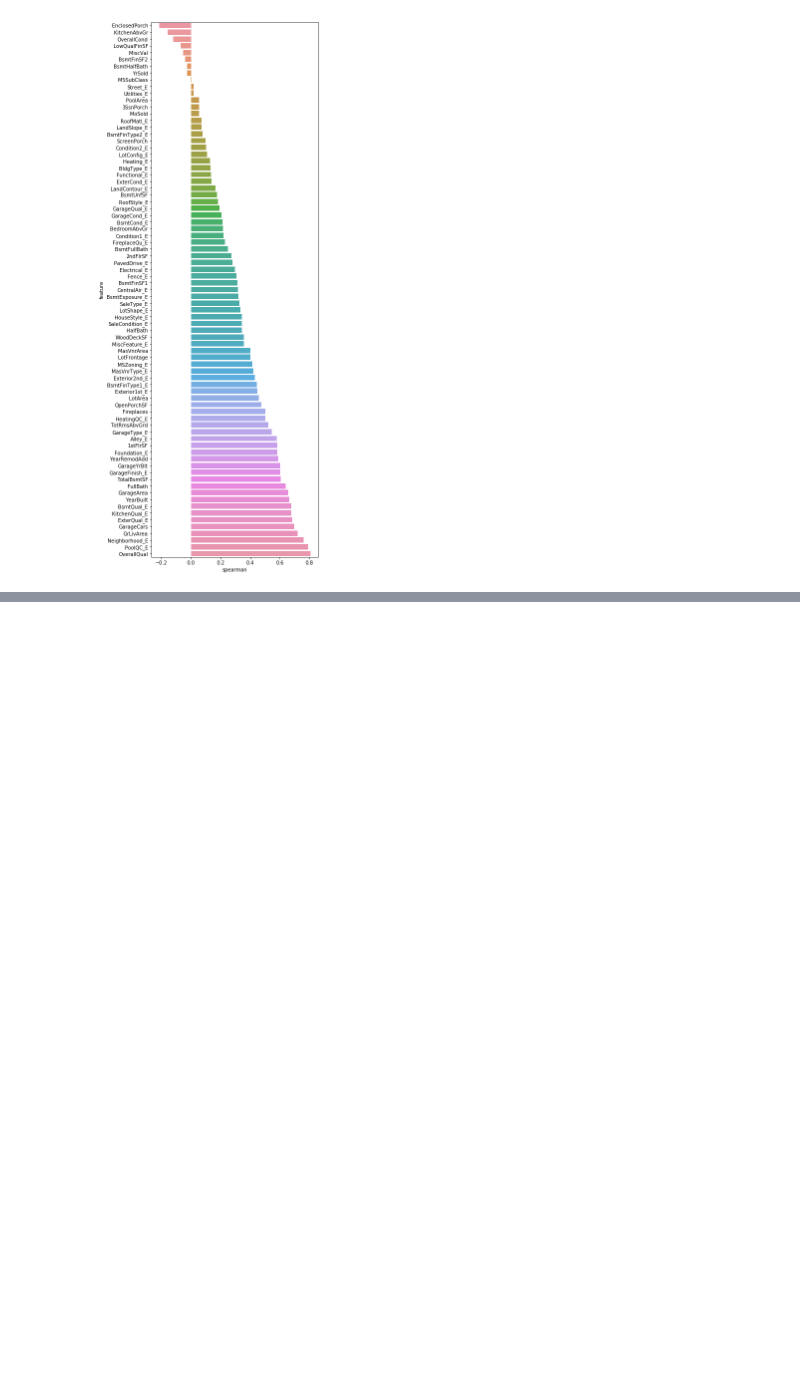
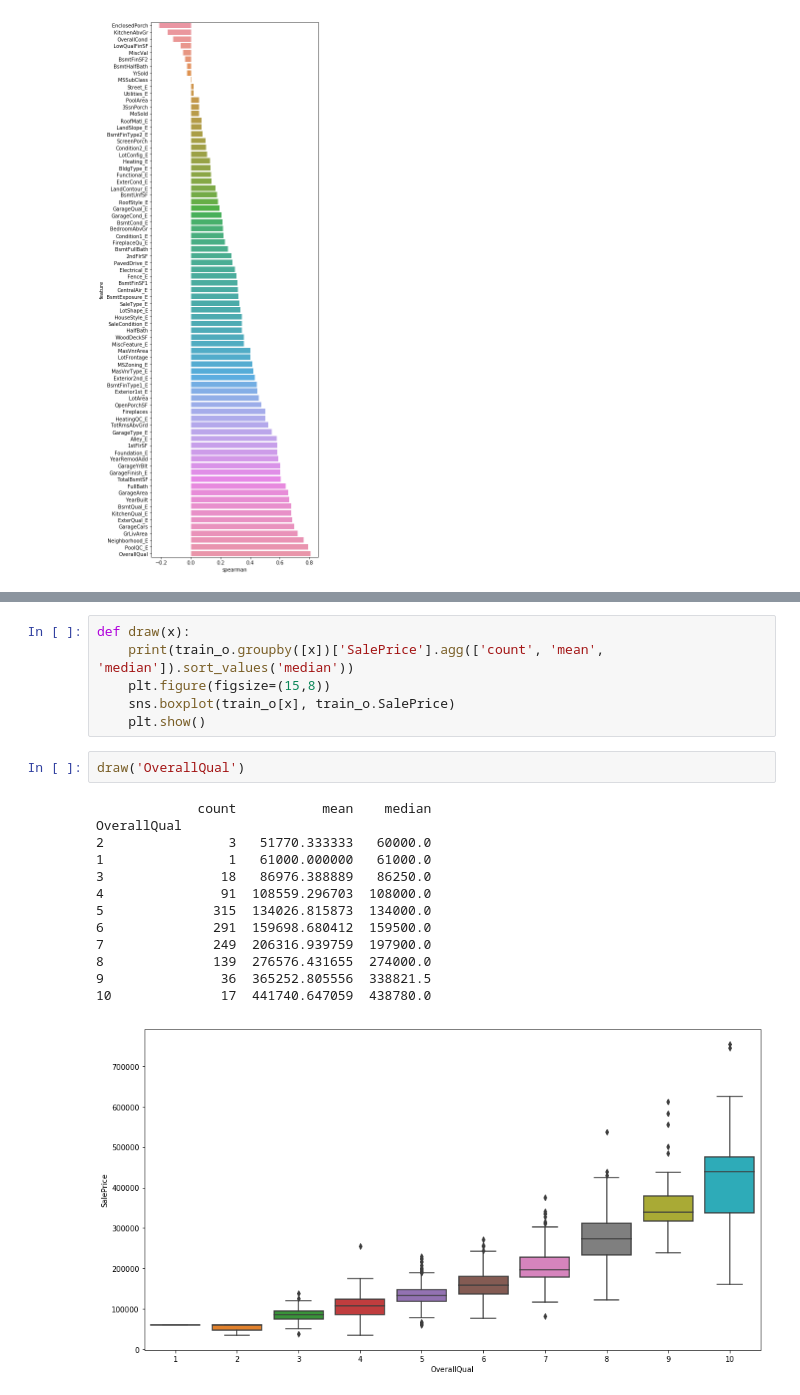
Before and after one commit to whm2015/machineLearning_houseprice, a Jupyter notebook: data_analyse1.ipynb, the cells around one changed output, grey strips where cells are left out. Drawn from its saved outputs; the diff is of its cells as text; blank space fills up the shorter version.

```diff
--- a/data_analyse1.ipynb
+++ b/data_analyse1.ipynb
@@ -68,0 +65,22 @@ NameError: name 'Lasso' is not defined
+# %%
+def draw(x):
+    print(train_o.groupby([x])['SalePrice'].agg(['count', 'mean', 'median']).sort_values('median'))
+    plt.figure(figsize=(15,8))
+    sns.boxplot(train_o[x], train_o.SalePrice)
+    plt.show()
+# %%
+draw('OverallQual')
+# %% [output]
+             count           mean    median
+OverallQual
+2                3   51770.333333   60000.0
+1                1   61000.000000   61000.0
+3               18   86976.388889   86250.0
+4               91  108559.296703  108000.0
+5              315  134026.815873  134000.0
+6              291  159698.680412  159500.0
+7              249  206316.939759  197900.0
+8              139  276576.431655  274000.0
+9               36  365252.805556  338821.5
+10              17  441740.647059  438780.0
+[figure, added]
```
Also changed, not shown: parts of 8 cells of this notebook.
